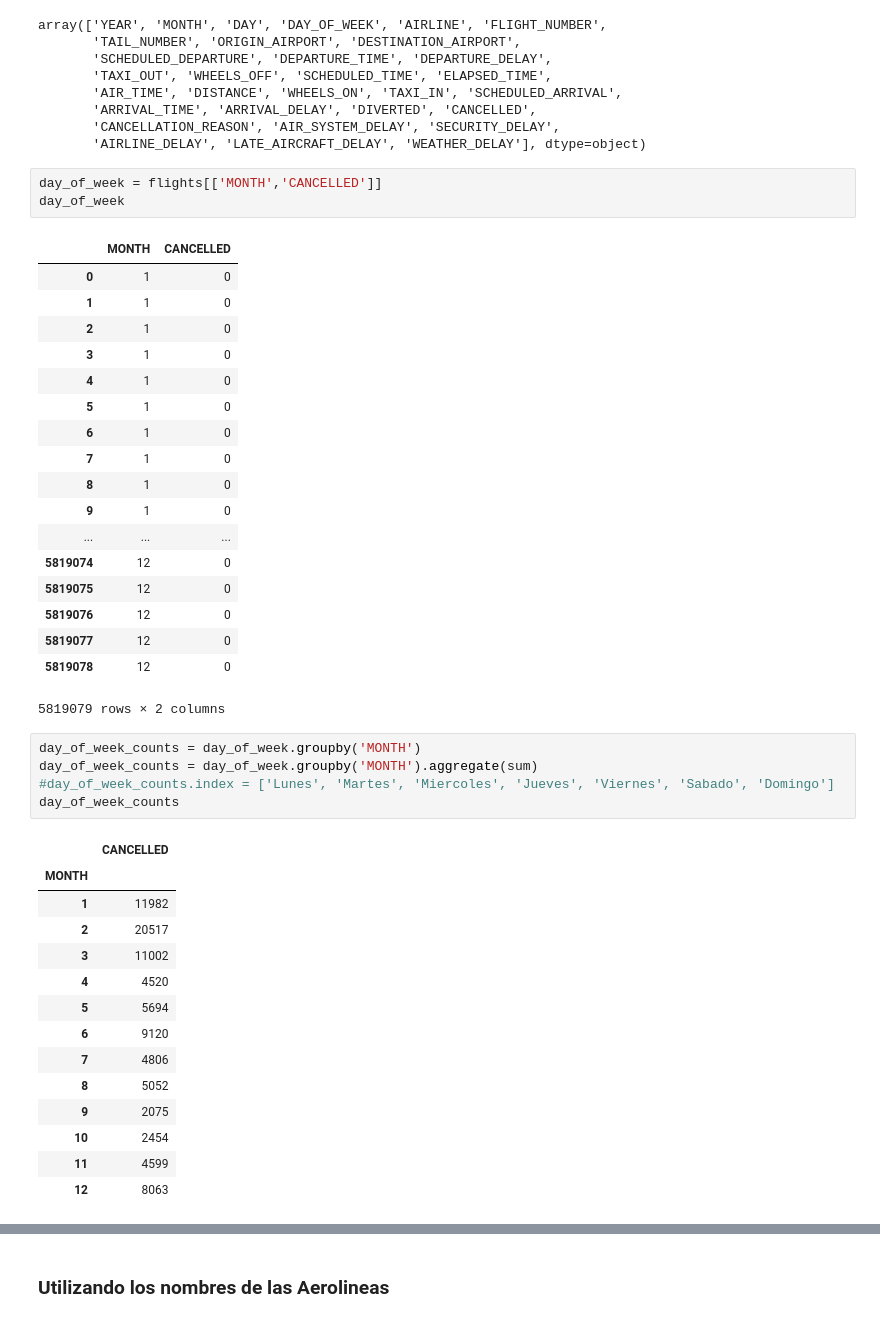
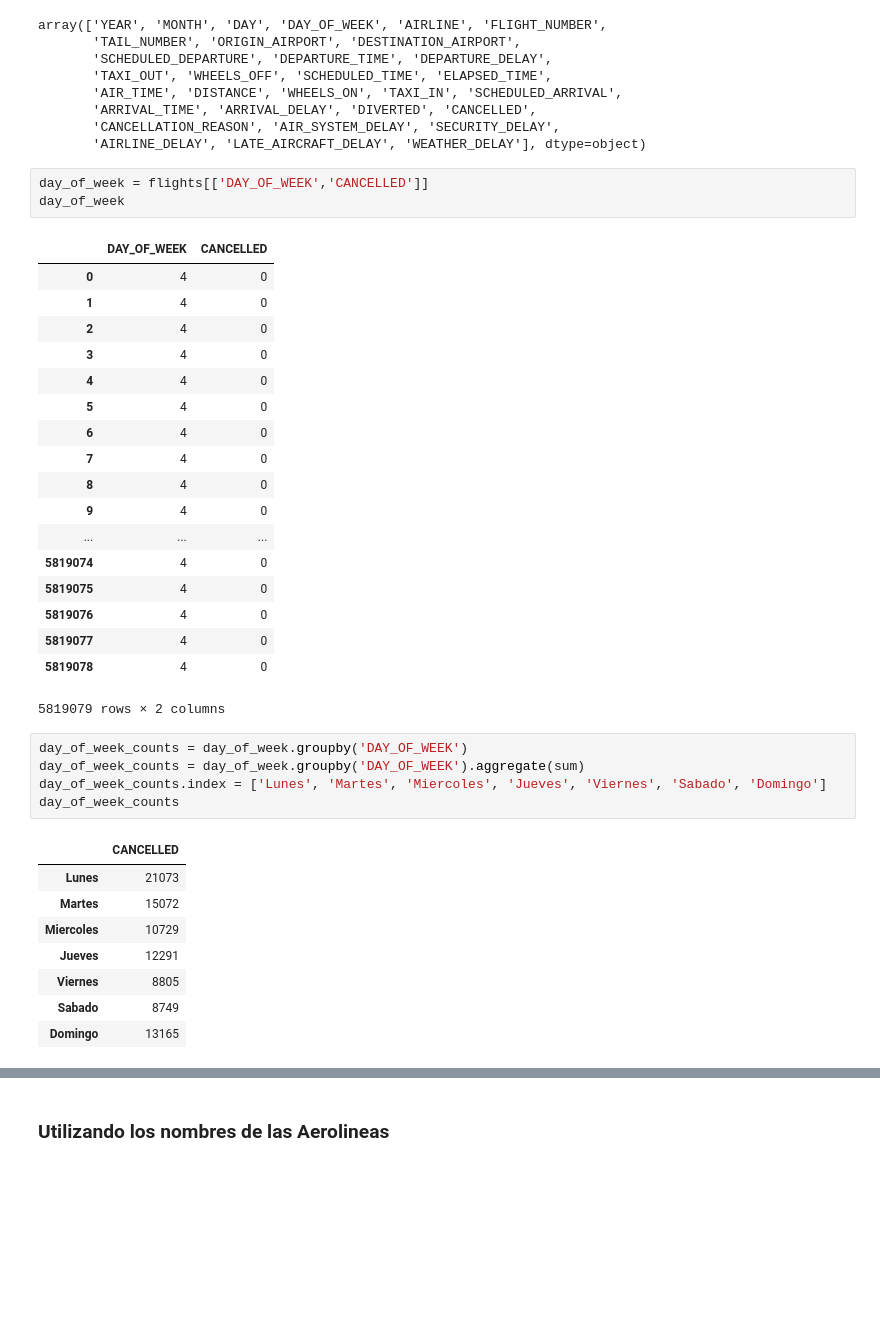
Before and after one commit to idontdomath/datos-exploratory-data-analysis, a Jupyter notebook: class01/03-intro-pandas-flight-delays.ipynb, the cells around one changed output, grey strips where cells are left out. Drawn from its saved outputs; the diff is of its cells as text; blank space fills up the shorter version.

```diff
--- a/class01/03-intro-pandas-flight-delays.ipynb
+++ b/class01/03-intro-pandas-flight-delays.ipynb
@@ -489,47 +614,41 @@ array(['YEAR', 'MONTH', 'DAY', 'DAY_OF_WEEK', 'AIRLINE', 'FLIGHT_NUMBER',
        'CANCELLATION_REASON', 'AIR_SYSTEM_DELAY', 'SECURITY_DELAY',
        'AIRLINE_DELAY', 'LATE_AIRCRAFT_DELAY', 'WEATHER_DELAY'], dtype=object)
 # %%
-day_of_week = flights[['MONTH','CANCELLED']]
+day_of_week = flights[['DAY_OF_WEEK','CANCELLED']]
 day_of_week
 # %% [output]
-|  | MONTH | CANCELLED |
-| 0 | 1 | 0 |
-| 1 | 1 | 0 |
-| 2 | 1 | 0 |
-| 3 | 1 | 0 |
-| 4 | 1 | 0 |
-| 5 | 1 | 0 |
-| 6 | 1 | 0 |
-| 7 | 1 | 0 |
-| 8 | 1 | 0 |
-| 9 | 1 | 0 |
+|  | DAY_OF_WEEK | CANCELLED |
+| 0 | 4 | 0 |
+| 1 | 4 | 0 |
+| 2 | 4 | 0 |
+| 3 | 4 | 0 |
+| 4 | 4 | 0 |
+| 5 | 4 | 0 |
+| 6 | 4 | 0 |
+| 7 | 4 | 0 |
+| 8 | 4 | 0 |
+| 9 | 4 | 0 |
 | ... | ... | ... |
-| 5819074 | 12 | 0 |
-| 5819075 | 12 | 0 |
-| 5819076 | 12 | 0 |
-| 5819077 | 12 | 0 |
-| 5819078 | 12 | 0 |
+| 5819074 | 4 | 0 |
+| 5819075 | 4 | 0 |
+| 5819076 | 4 | 0 |
+| 5819077 | 4 | 0 |
+| 5819078 | 4 | 0 |
 5819079 rows × 2 columns
 # %%
-day_of_week_counts = day_of_week.groupby('MONTH')
-day_of_week_counts = day_of_week.groupby('MONTH').aggregate(sum)
-#day_of_week_counts.index = ['Lunes', 'Martes', 'Miercoles', 'Jueves', 'Viernes', 'Sabado', 'Domingo']
+day_of_week_counts = day_of_week.groupby('DAY_OF_WEEK')
+day_of_week_counts = day_of_week.groupby('DAY_OF_WEEK').aggregate(sum)
+day_of_week_counts.index = ['Lunes', 'Martes', 'Miercoles', 'Jueves', 'Viernes', 'Sabado', 'Domingo']
 day_of_week_counts
 # %% [output]
 |  | CANCELLED |
-| MONTH |  |
-| 1 | 11982 |
-| 2 | 20517 |
-| 3 | 11002 |
-| 4 | 4520 |
-| 5 | 5694 |
-| 6 | 9120 |
-| 7 | 4806 |
-| 8 | 5052 |
-| 9 | 2075 |
-| 10 | 2454 |
-| 11 | 4599 |
-| 12 | 8063 |
+| Lunes | 21073 |
+| Martes | 15072 |
+| Miercoles | 10729 |
+| Jueves | 12291 |
+| Viernes | 8805 |
+| Sabado | 8749 |
+| Domingo | 13165 |
 # %%
 day_of_week_counts.plot(kind='bar')
 # %% [output]
```
Also changed, not shown: parts of 56 cells of this notebook, 1 other file.
